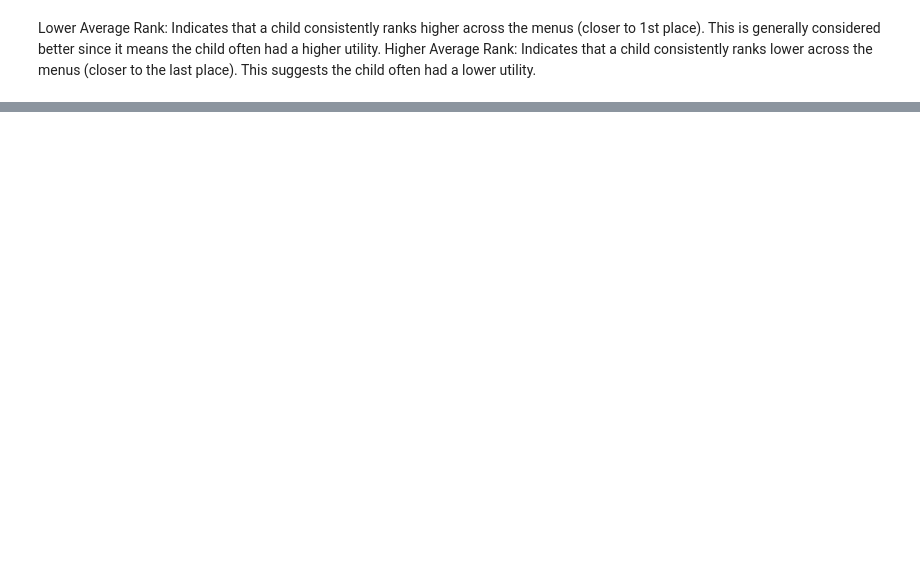
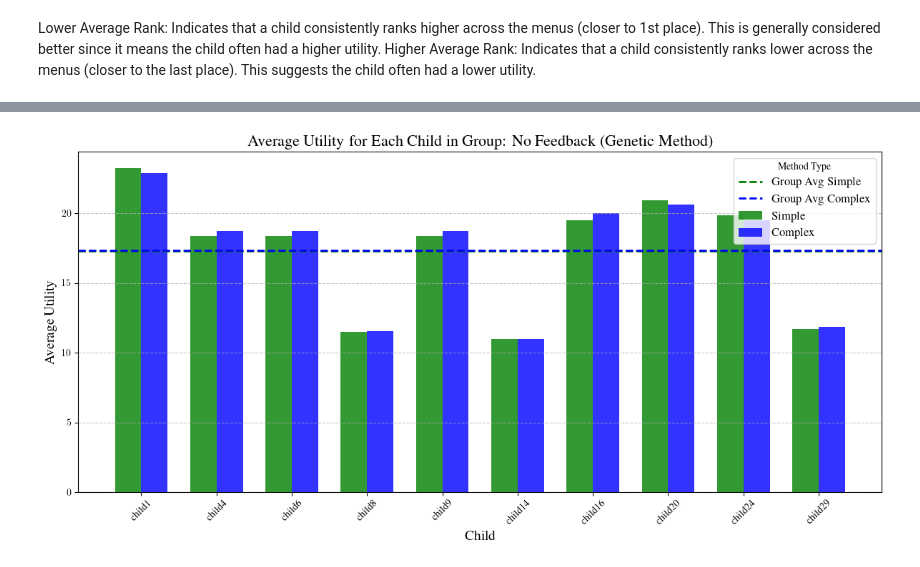
Before and after one commit to Laurie2905-JOHN/Masters_RL, a Jupyter notebook: notebooks/plotting.ipynb, the cells around one changed output, grey strips where cells are left out. Cells and saved outputs as stored; diff of their text form; code cells hidden in the pictures; blank space fills up the shorter version.

```diff
--- a/notebooks/plotting.ipynb
+++ b/notebooks/plotting.ipynb
@@ -4199,0 +4388,81 @@ child_groups = {
+# %%
+import matplotlib.pyplot as plt
+import numpy as np
+
+def calculate_average_utility(utilities):
+    return np.mean(utilities)
+
+from models.preferences.preference_utils import get_child_data
+
+child_no_feedback, child_all_feedback, child_half_feedback = [], [], []
+
+for child, values in get_child_data().items():
+    if values['feedback_chance'] == 0:
+        child_no_feedback.append(child)
+    elif values['feedback_chance'] == 1:
+        child_all_feedback.append(child)
+    elif values['feedback_chance'] == 0.5:
+        child_half_feedback.append(child)
+
+child_groups = {
+    'No Feedback': child_no_feedback,
+    'All Feedback': child_all_feedback,
+    'Half Feedback': child_half_feedback
+}
+
+method = 'genetic'
+colors = {'simple': 'green', 'complex': 'blue'}
+
+for group_name, group_children in child_groups.items():
+    avg_utilities_simple = []
+    avg_utilities_complex = []
+
+    for child in group_children:
+        menu_keys = sorted(data[method]['simple'].keys(), key=int)
+        predicted_utilities_simple = [
+            data[method]['simple'][menu_key]['predicted_utility'].get(child, 0)
+            for menu_key in menu_keys
+        ]
+        avg_utility_simple = calculate_average_utility(predicted_utilities_simple)
+        avg_utilities_simple.append(avg_utility_simple)
+
+        predicted_utilities_complex = [
+            data[method]['complex'][menu_key]['predicted_utility'].get(child, 0)
+            for menu_key in menu_keys
+        ]
+        avg_utility_complex = calculate_average_utility(predicted_utilities_complex)
+        avg_utilities_complex.append(avg_utility_complex)
+
+    # Calculate the overall average for the group
+    overall_avg_simple = np.mean(avg_utilities_simple)
+    overall_avg_complex = np.mean(avg_utilities_complex)
+
+    # Plotting the average utilities as bar charts
+    fig, ax = plt.subplots(figsize=(12, 6))
+    index = np.arange(len(group_children))
+    bar_width = 0.35
+    opacity = 0.8
+
+    rects1 = plt.bar(index, avg_utilities_simple, bar_width,
+                     alpha=opacity, color=colors['simple'],
+                     label='Simple')
+
+    rects2 = plt.bar(index + bar_width, avg_utilities_complex, bar_width,
+                     alpha=opacity, color=colors['complex'],
+                     label='Complex')
+
+    # Plotting the overall average lines
+    plt.axhline(y=overall_avg_simple, color=colors['simple'], linestyle='--', linewidth=2, label='Group Avg Simple')
+    plt.axhline(y=overall_avg_complex, color=colors['complex'], linestyle='--', linewidth=2, label='Group Avg Complex')
+
+    plt.xlabel('Child', fontsize=14)
+    plt.ylabel('Average Utility', fontsize=14)
+    plt.title(f'Average Utility for Each Child in Group: {group_name} (Genetic Method)', fontsize=16)
+    plt.xticks(index + bar_width / 2, group_children, rotation=45)
+    plt.legend(title='Method Type', fontsize=12)
+    plt.tight_layout()
+    plt.grid(axis='y', linestyle='--', alpha=0.7)
+
+    plt.show()
+# %% [output]
+[figure, added]
```
Also changed, not shown: parts of 16 cells of this notebook, 3 other files.
